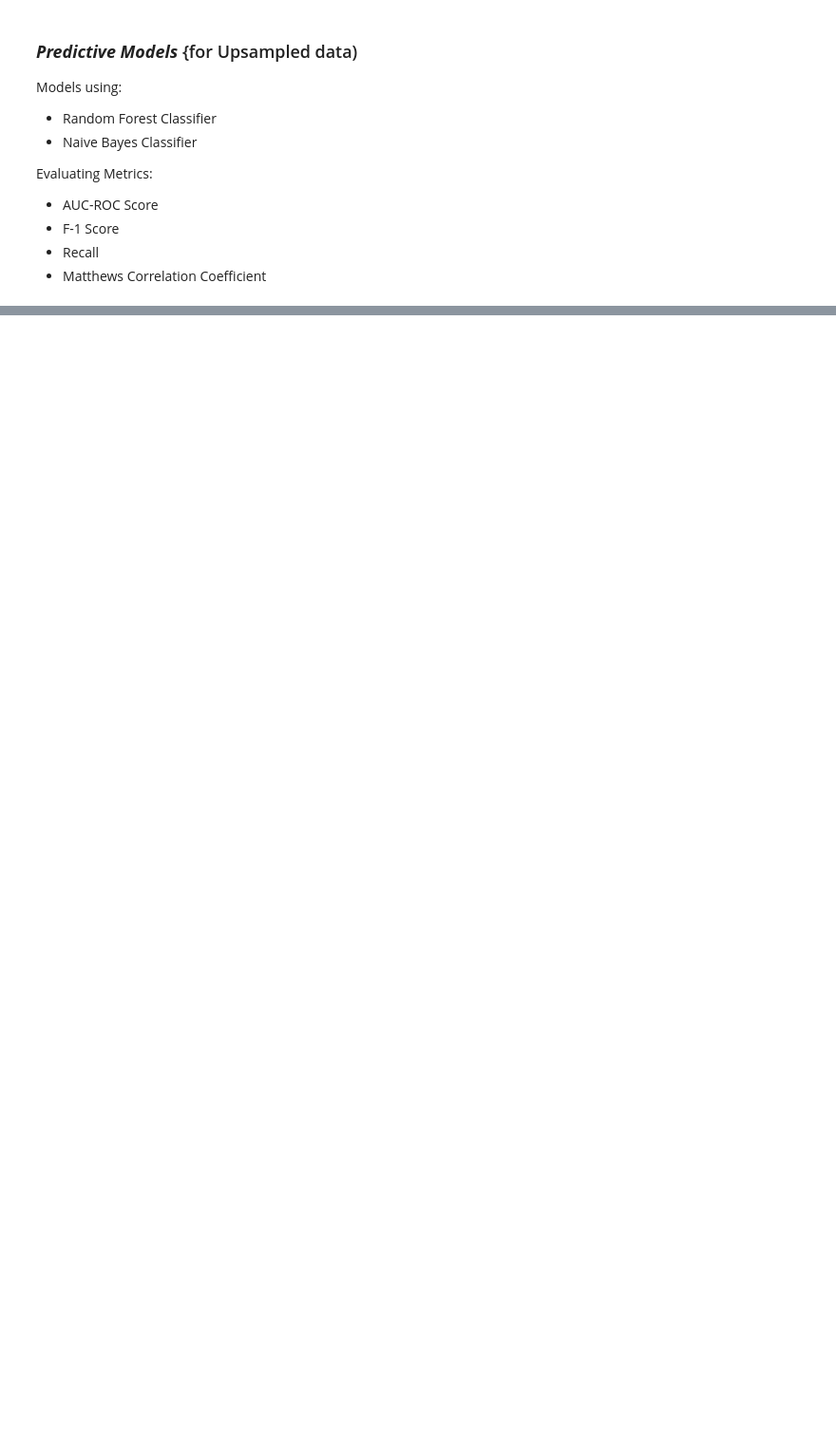
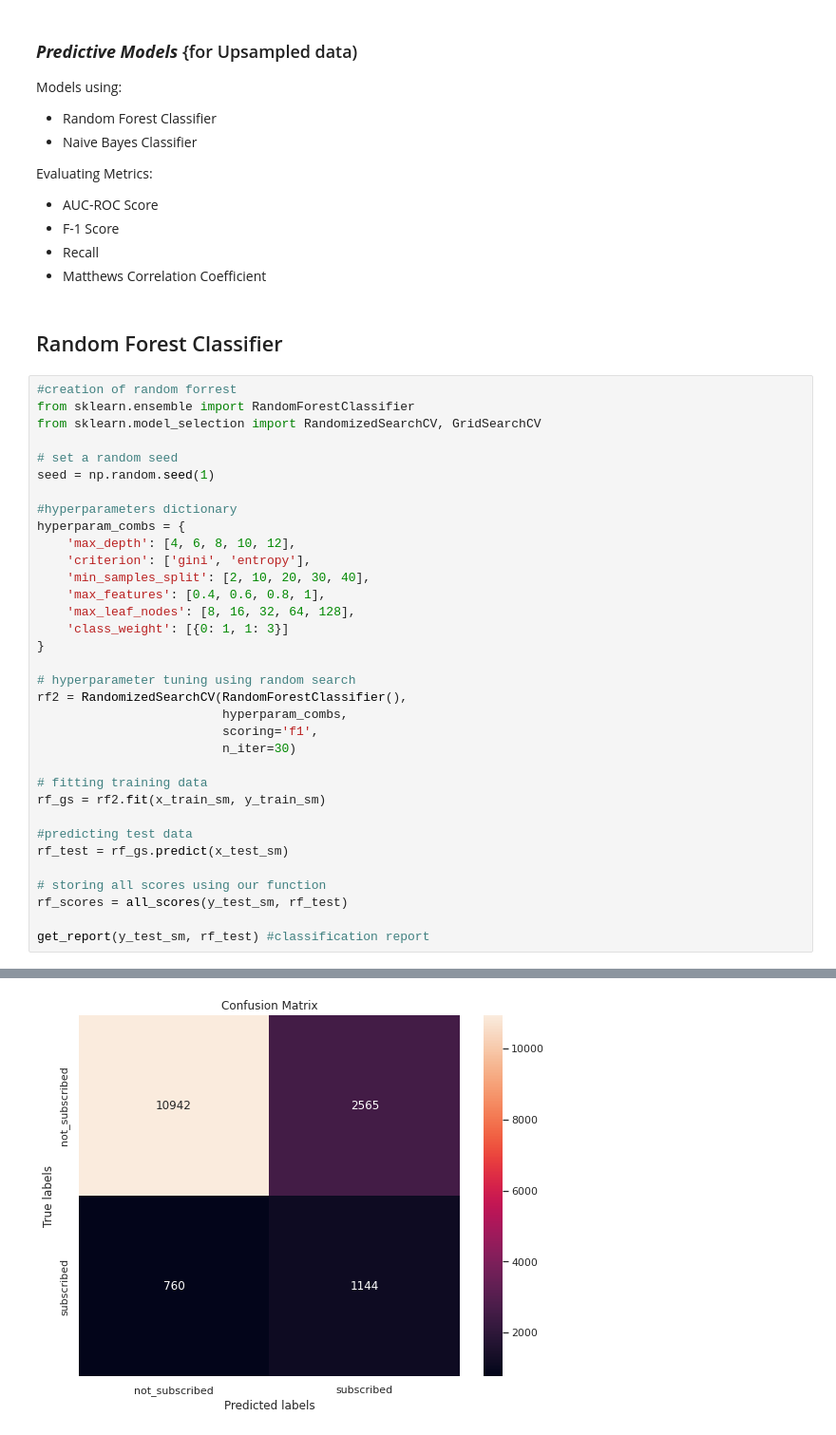
Before and after one commit to GuptaRitik/Marketing-Effectiveness-Prediction, a Jupyter notebook: Bank_Marketing_Effectiveness_Prediction_Capstone_Project.ipynb, the cells around one changed output, grey strips where cells are left out. Shown at 95% size. Saved outputs shown, nothing was run; the diff lists cells and outputs as text; blank space fills up the shorter version.

```diff
--- a/Bank_Marketing_Effectiveness_Prediction_Capstone_Project.ipynb
+++ b/Bank_Marketing_Effectiveness_Prediction_Capstone_Project.ipynb
@@ -945,3 +947,40 @@ Evaluating Metrics:
 * F-1 Score
 * Recall
 * Matthews Correlation Coefficient
+# %% [markdown]
+## Random Forest Classifier
+# %%
+#creation of random forrest
+from sklearn.ensemble import RandomForestClassifier
+from sklearn.model_selection import RandomizedSearchCV, GridSearchCV
+
+# set a random seed
+seed = np.random.seed(1)
+
+#hyperparameters dictionary
+hyperparam_combs = {
+    'max_depth': [4, 6, 8, 10, 12],
+    'criterion': ['gini', 'entropy'],
+    'min_samples_split': [2, 10, 20, 30, 40],
+    'max_features': [0.4, 0.6, 0.8, 1],
+    'max_leaf_nodes': [8, 16, 32, 64, 128],
+    'class_weight': [{0: 1, 1: 3}]
+}
+
+# hyperparameter tuning using random search
+rf2 = RandomizedSearchCV(RandomForestClassifier(),
+                         hyperparam_combs,
+                         scoring='f1',
+                         n_iter=30)
+
+# fitting training data
+rf_gs = rf2.fit(x_train_sm, y_train_sm)
+
+#predicting test data
+rf_test = rf_gs.predict(x_test_sm)
+
+# storing all scores using our function
+rf_scores = all_scores(y_test_sm, rf_test)
+
+get_report(y_test_sm, rf_test) #classification report
+# %% [output]
@@ -947,0 +1002 @@ Evaluating Metrics:
+[figure, added]
```
Also changed, not shown: parts of 19 cells of this notebook.
